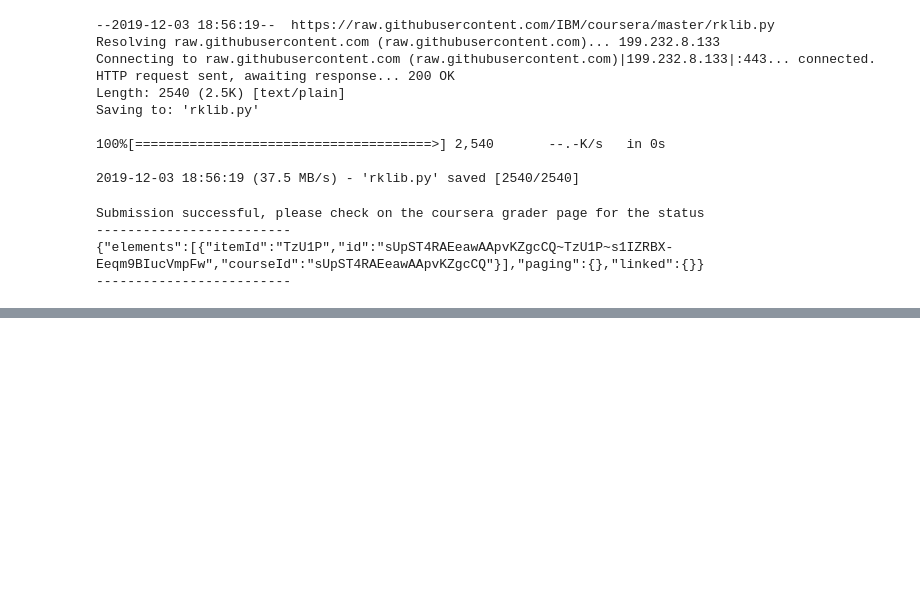
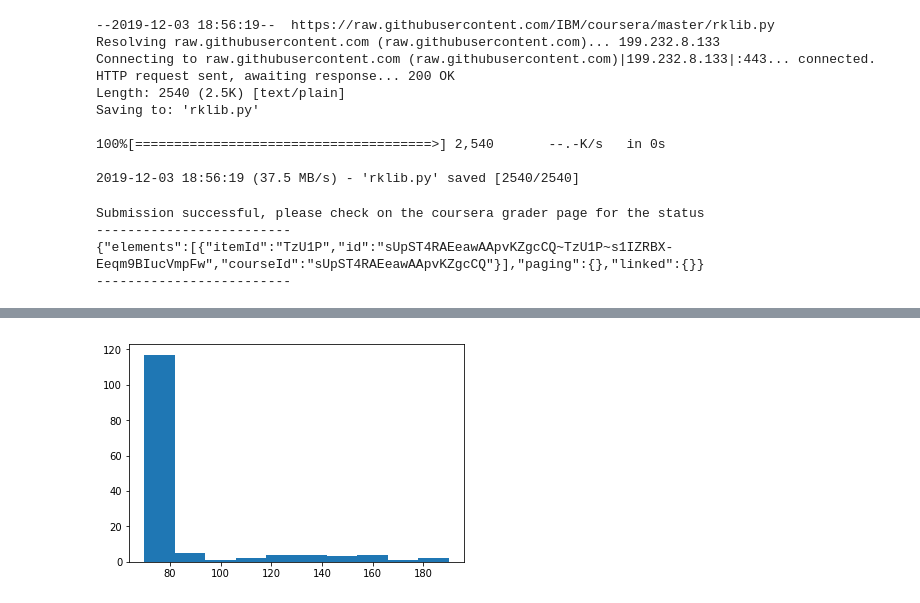
Before and after one commit to souhagaa/Apache-Spark-SQL, a Jupyter notebook: assignment3.5.ipynb, the cells around one changed output, grey strips where cells are left out. Saved outputs shown, nothing was run; the diff lists cells and outputs as text; code cells hidden in the pictures; blank space fills up the shorter version.

```diff
--- a/assignment3.5.ipynb
+++ b/assignment3.5.ipynb
@@ -173,0 +272,5 @@ Submission successful, please check on the coursera grader page for the status
+# %%
+plt.hist(result_array_hardness)
+plt.show()
+# %% [output]
+[figure, added]
```
Also changed, not shown: parts of 13 cells of this notebook.
